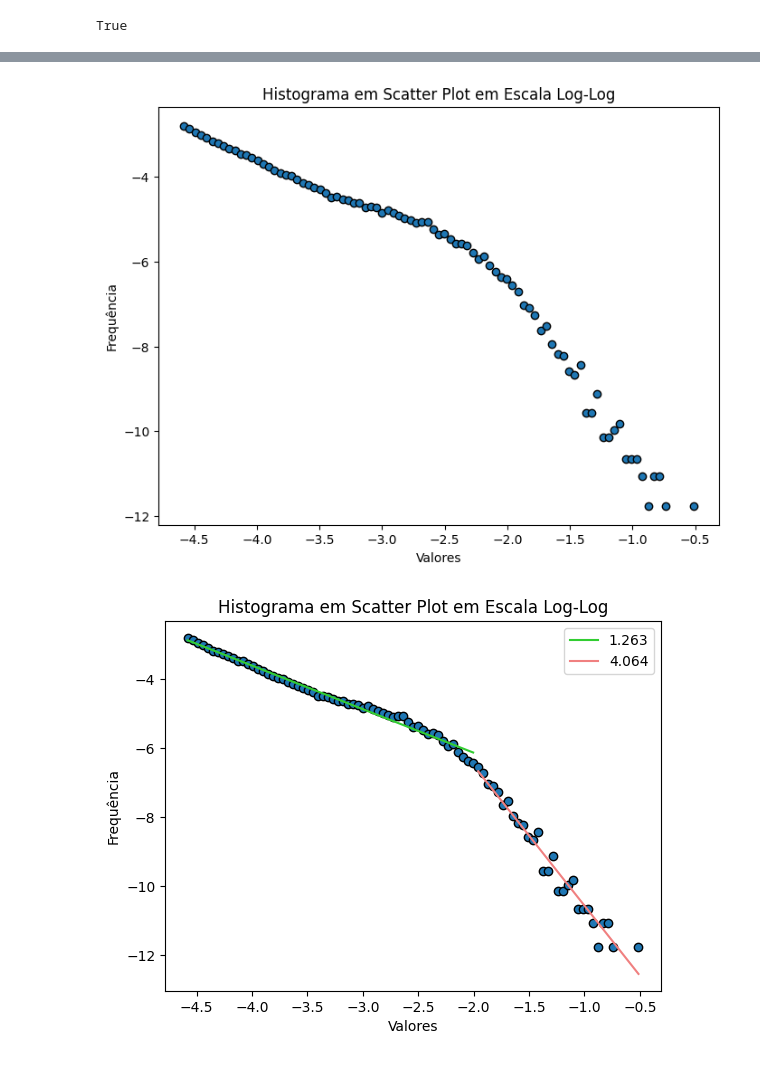
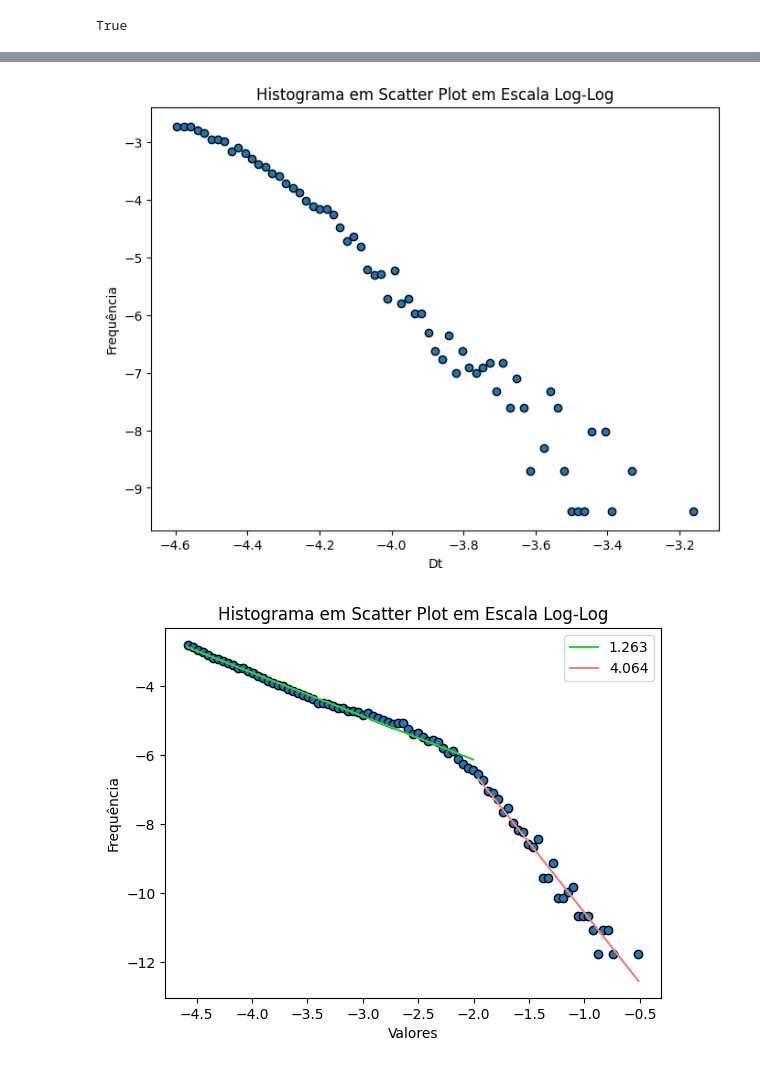
Before and after one commit to intcarlosmiguel/Granular, a Jupyter notebook: main.ipynb, the cells around one changed output, grey strips where cells are left out. Drawn from its saved outputs; the diff is of its cells as text; code cells hidden in the pictures.

```diff
--- a/main.ipynb
+++ b/main.ipynb
@@ -117,32 +128,26 @@ resultado = resultado[resultado[:,1] != 1]
 # %%
+resultado = np.loadtxt("results/60/resultado_3.00_0.00_0.00.dat")
+resultado = resultado[resultado[:,1] != 1]
+
 bins = np.logspace(np.log10(min(resultado[:,0]+0.01)), np.log10(max(resultado[:,0])), 100)
-# Plotando o histograma
+
 hist, bins = np.histogram(resultado[:,0], bins=bins)
 
-# Calculando os centros dos bins
 bin_centers = (bins[:-1] + bins[1:]) / 2
-# Criando o scatter plot em escala log-log
+
 plt.figure(figsize=(8, 6))
 hist = hist/np.sum(hist)
 bin_centers = bin_centers[hist>0]
 hist = hist[hist>0]
-# Plotando os pontos
+
 plt.scatter(np.log(bin_centers[:-1]), np.log(hist[:-1]), edgecolor='black')
 
-# Definindo a escala logarítmica para os eixos x e y
-""" plt.xscale('log')
-plt.yscale('log') """
-
-# Definindo os rótulos dos eixos
-plt.xlabel('Valores')
+plt.xlabel('Dt')
 plt.ylabel('Frequência')
-
-# Adicionando um título
 plt.title('Histograma em Scatter Plot em Escala Log-Log')
-# Mostrando o plot
 plt.show()
 # %% [output]
-[figure, old version]
+[figure, new version]
 # %%
 def regressao_linear(x, y):
     """
```
Also changed, not shown: parts of 14 cells of this notebook, 24 other files.
